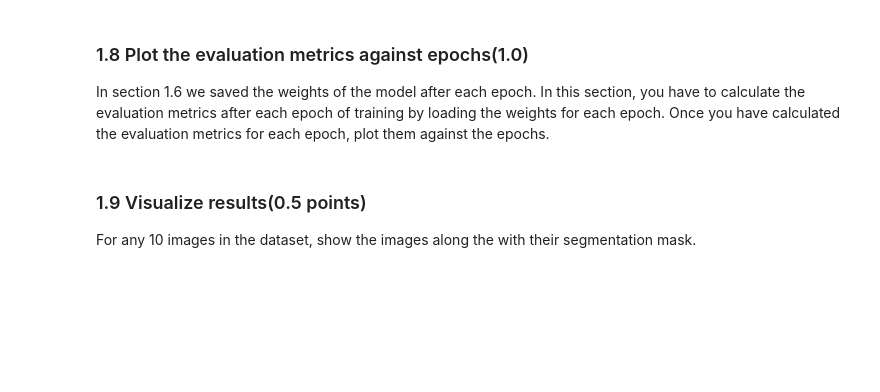
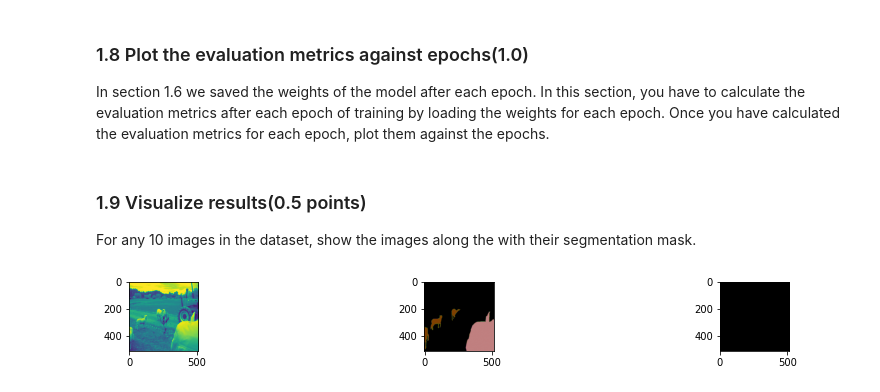
Before and after one commit to freckerter/Vision-Project-Image-Segmentation, a Jupyter notebook: Vision_task_1.ipynb, the cells around one changed output. Cells and saved outputs as stored; diff of their text form; code cells hidden in the pictures; blank space fills up the shorter version.

Commit message:
nearly finished, still slow. might need to add batch size and use optimizer

```diff
--- a/Vision_task_1.ipynb
+++ b/Vision_task_1.ipynb
@@ -295,18 +351,18 @@ model = Segnet()
 Define all the hyperparameters(not restricted to the three given below) that you find useful here.
 # %%
 local_path = 'VOCdevkit/VOC2012/' # modify it according to your device
-bs =
-epochs =
-lr = 0.5
+bs = 0 #What is dis? (batch size)
+epochs = 2 #change later
+lr = 0.5 #maybe change?
 # %% [markdown]
 ### 1.4 Dataset and Dataloader(0.5 points)
 Create the dataset using pascalVOCDataset class defined above. Use local_path defined in the cell above as root.
 # %%
 # dataset variable
-dst =
+dst = pascalVOCDataset(local_path, is_transform=True)
 
 # dataloader variable
-trainloader =
+trainloader = torch.utils.data.DataLoader(dst)
 # %% [markdown]
 ### 1.5 Loss fuction and Optimizer(1.0 point)
 Define below with the loss function you think would be most suitable for segmentation task. You are free to choose any optimizer to train the network.
@@ -319,3 +369,10 @@ opt =
+# %%
+# loss function
+#loss_f = torch.nn.L1Loss()#lambda ground_truth,prediction: torch.sum(ground_truth - prediction)#misclassification error von ground truth
+#loss_f = torch.nn.MSELoss()
+loss_f = torch.nn.CrossEntropyLoss()
+# optimizer variable
+opt = 4
 # %% [markdown]
 ### 1.6 Training the model(3.0 points)
 Your task here is to complete the code below to perform a training loop and save the model weights after each epoch of training.
@@ -385,3 +572,72 @@ In section 1.6 we saved the weights of the model after each epoch. In this secti
 # %% [markdown]
 ### 1.9 Visualize results(0.5 points)
 For any 10 images in the dataset, show the images along the with their segmentation mask.
+# %%
+def pred_to_class(input):
+  input = torch.transpose(input, 0, 2)
+
+  res = np.empty((512, 512))
+
+
+  input = input.detach().numpy()
+  for x in range(512):#width
+    for y in range(512):#height
+      prediction = input[x][y]
+
+      max = 0
+      max_idx = 0
+
+      for i in range (22): #all probs, are 22 in total
+        if (prediction[i] > max):
+          max = prediction[i]
+          max_idx = i
+
+      res[x][y] = max_idx
+  return res
+
+
+#class to rgb should be done by decode_segmap
+
+
+
+
+
+# get 10 images from the dataset
+import random
+
+num_pics = len(trainloader) #?????
+sample = random.sample(range(num_pics), 1)
+
+i = 1
+
+for x in sample:
+  #TODO how to get the pic here???
+  data = trainloader.dataset[x]
+  pic = data[0]
+
+  masc = data[1]
+  masc = trainloader.dataset.decode_segmap(masc.numpy())
+
+  prediction = model.forward(pic)
+
+  rgb_pred = trainloader.dataset.decode_segmap(pred_to_class(prediction))
+
+
+  #print picture and mask together
+
+  plt.figure(1, figsize = [15, 15])
+
+  #pic 1
+  #pic
+  plt.subplot(10,3,i)
+  plt.imshow(pic.numpy()[0])
+  #mask
+  plt.subplot(10,3,i+1)
+  plt.imshow(masc)
+  #calc_mask
+  plt.subplot(10,3,i+2)
+  plt.imshow(rgb_pred)
+
+  i = i + 3
+# %% [output]
+[figure, added]
```
Also changed, not shown: parts of 9 cells of this notebook.
